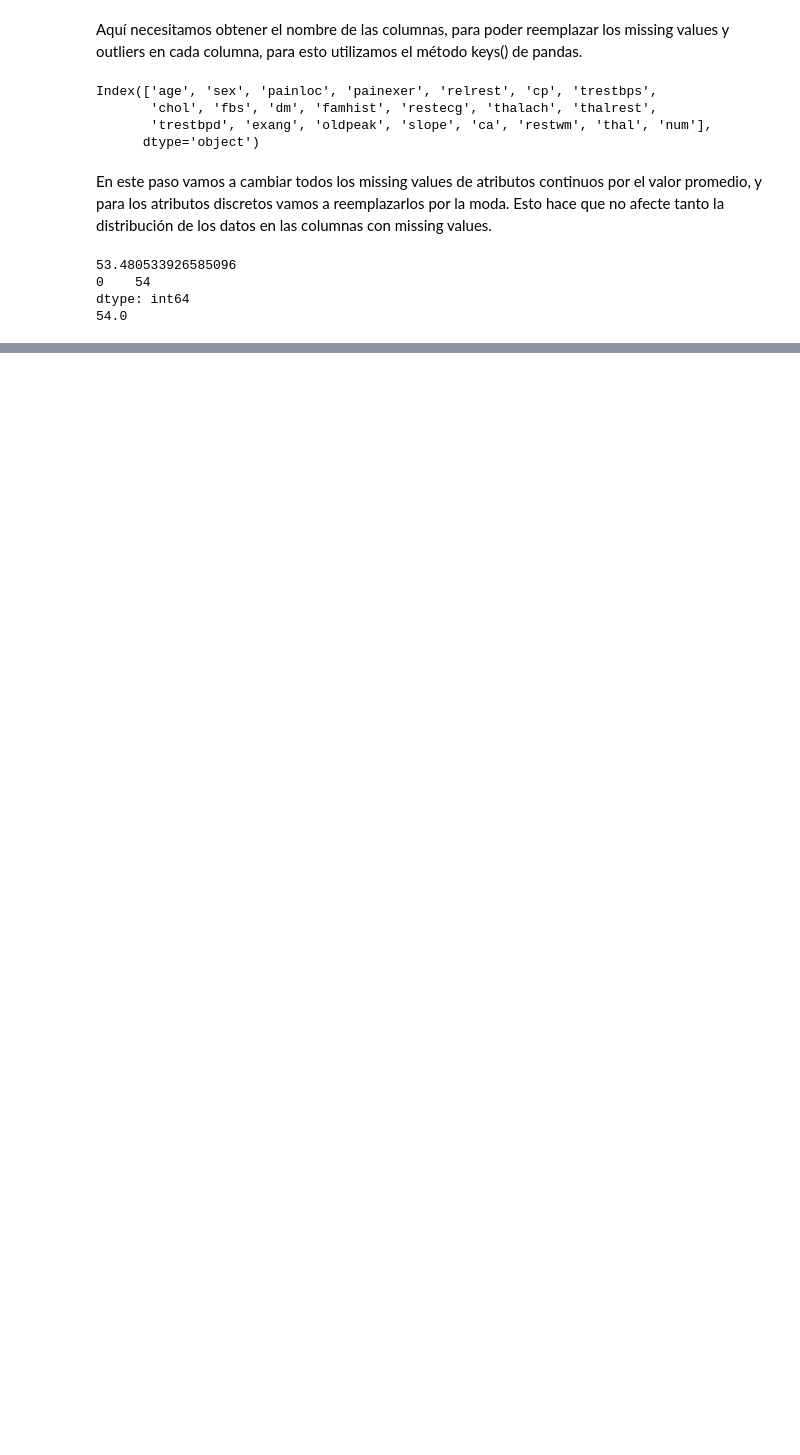
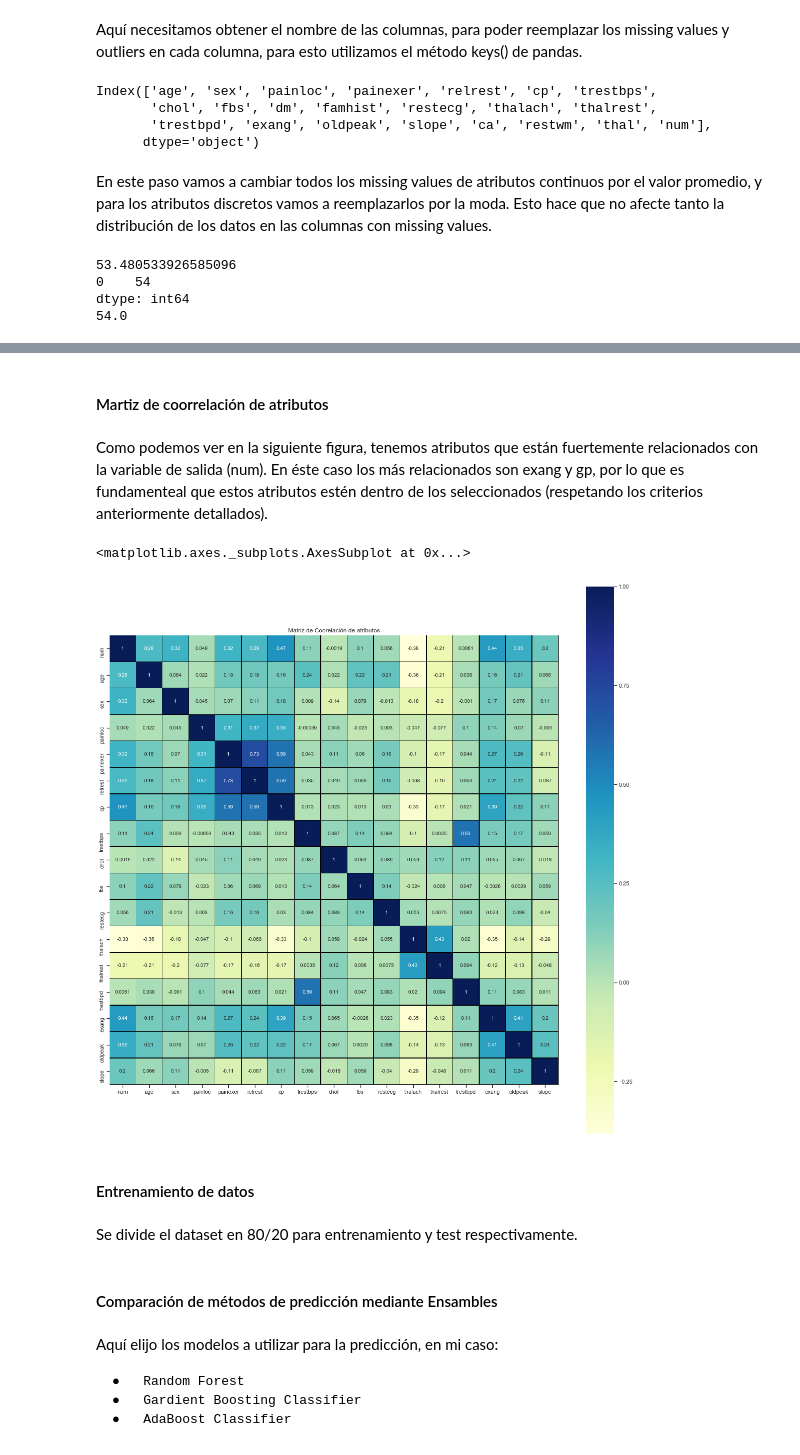
Before and after one commit to martinroset/Machine_Learning--2018, a Jupyter notebook: Jupyter_Notebook/Proyecto_Final.ipynb, the cells around one changed output, grey strips where cells are left out. Drawn from its saved outputs; the diff is of its cells as text; code cells hidden in the pictures; blank space fills up the shorter version.

```diff
--- a/Jupyter_Notebook/Proyecto_Final.ipynb
+++ b/Jupyter_Notebook/Proyecto_Final.ipynb
@@ -334,0 +386,15 @@ Esto se realizo con los operadores Select Atribute y Filter Example.
+# %% [markdown]
+#### Martiz de coorrelación de atributos #####
+# %% [markdown]
+Como podemos ver en la siguiente figura, tenemos atributos que están fuertemente relacionados con la variable de salida (num). En éste caso los más relacionados son exang y gp, por lo que es fundamenteal que estos atributos estén dentro de los seleccionados (respetando los criterios anteriormente detallados).
+# %%
+f, ax = plt.subplots(figsize=(20, 20))
+plt.title('Matriz de Coorelación de atributos')
+sns.heatmap(unDatSet.astype(float).corr(),linewidths=0.25,vmax=1.0, square=True, cmap="YlGnBu", linecolor='black', annot=True)
+# %% [output]
+<matplotlib.axes._subplots.AxesSubplot at 0x...>
+[figure, added]
+# %% [markdown]
+#### Entrenamiento de datos ####
+# %% [markdown]
+Se divide el dataset en 80/20 para entrenamiento y test respectivamente.
@@ -334,0 +418,8 @@ Esto se realizo con los operadores Select Atribute y Filter Example.
+# %% [markdown]
+#### Comparación de métodos de predicción mediante Ensambles ####
+# %% [markdown]
+Aquí elijo los modelos a utilizar para la predicción, en mi caso:
+
+    ●	Random Forest
+    ●	Gardient Boosting Classifier
+    ●	AdaBoost Classifier
```
Also changed, not shown: parts of 25 cells of this notebook, 6 other files.
